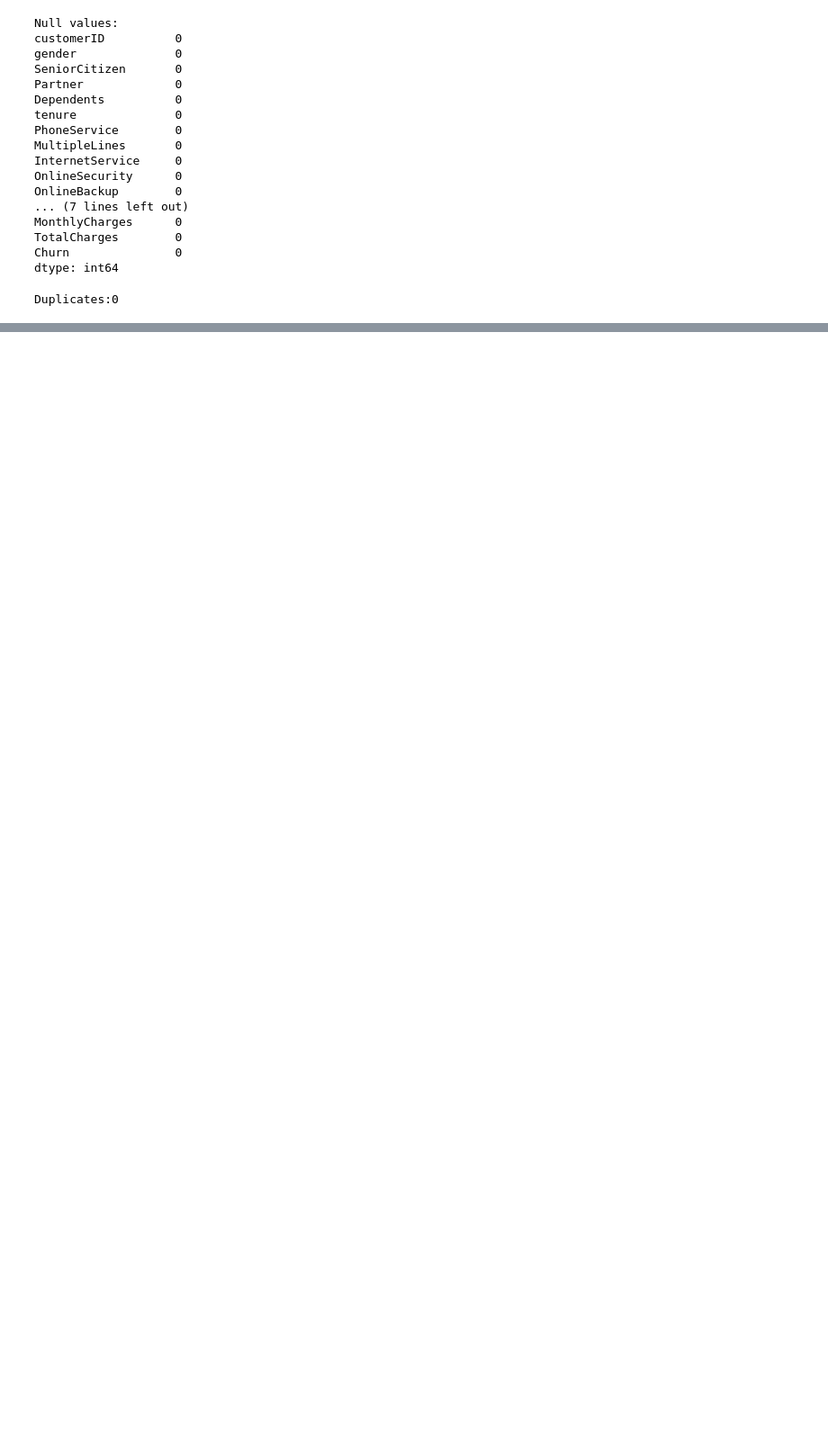
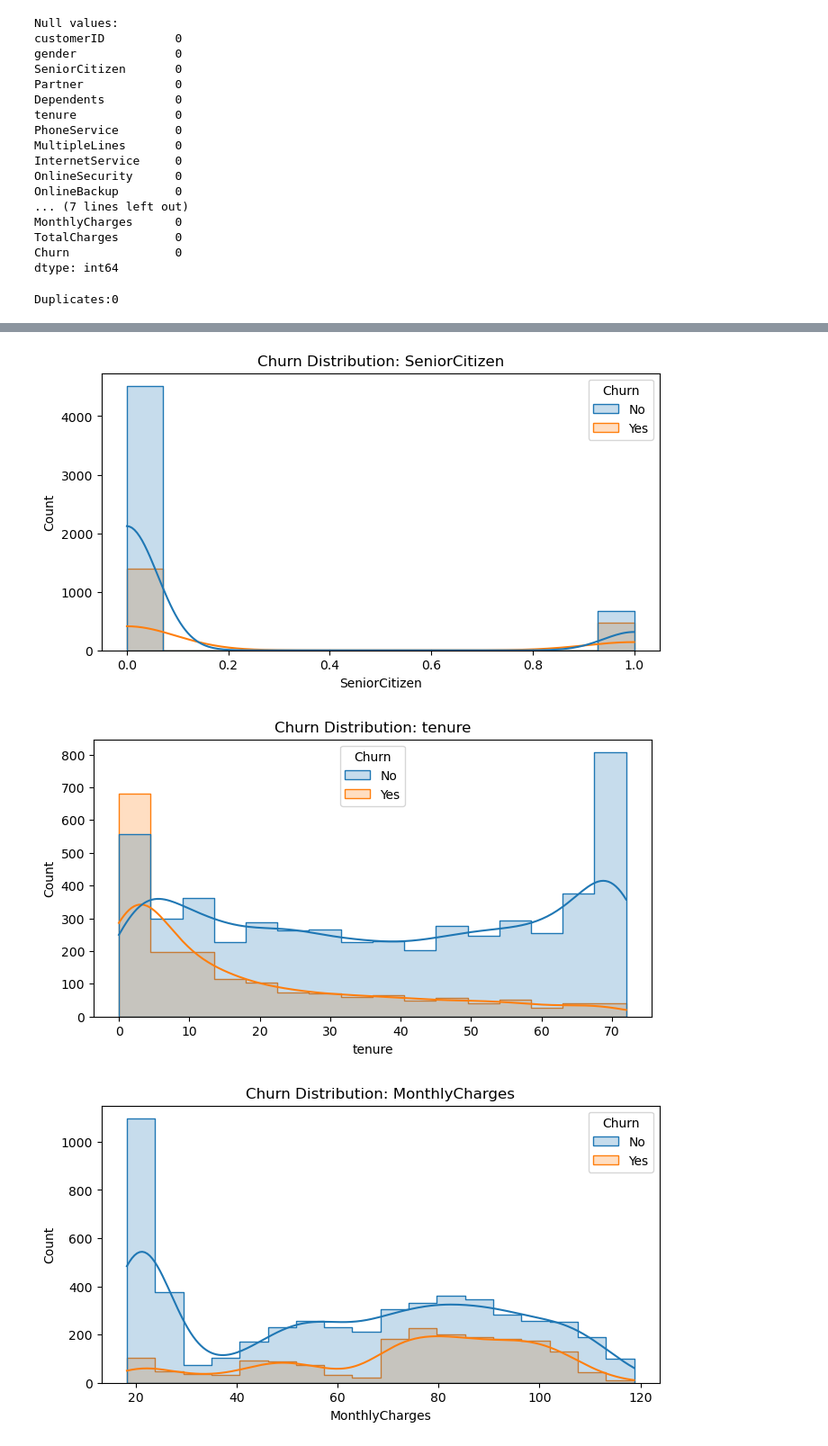
Before and after one commit to anup-ds/Churnsense, a Jupyter notebook: notebooks/01.EDA.ipynb, the cells around one changed output, grey strips where cells are left out. Shown at 90% size. Saved outputs shown, nothing was run; the diff lists cells and outputs as text; code cells hidden in the pictures; blank space fills up the shorter version.

```diff
--- a/notebooks/01.EDA.ipynb
+++ b/notebooks/01.EDA.ipynb
@@ -48,0 +182,2 @@ Duplicates:0
+# %%
+col = list(df.columns)
@@ -48,0 +210,12 @@ Duplicates:0
+# %%
+num_cols = df.select_dtypes(include = ['int','float']).columns.to_list()
+# %%
+for col in num_cols:
+    plt.figure(figsize=(8, 4))
+    sns.histplot(data=df, x=col, hue='Churn', kde=True, element="step")
+    plt.title(f'Churn Distribution: {col}')
+    plt.show()
+# %% [output]
+[figure, added]
+[figure, added]
+[figure, added]
```
Also changed, not shown: parts of 53 cells of this notebook.
